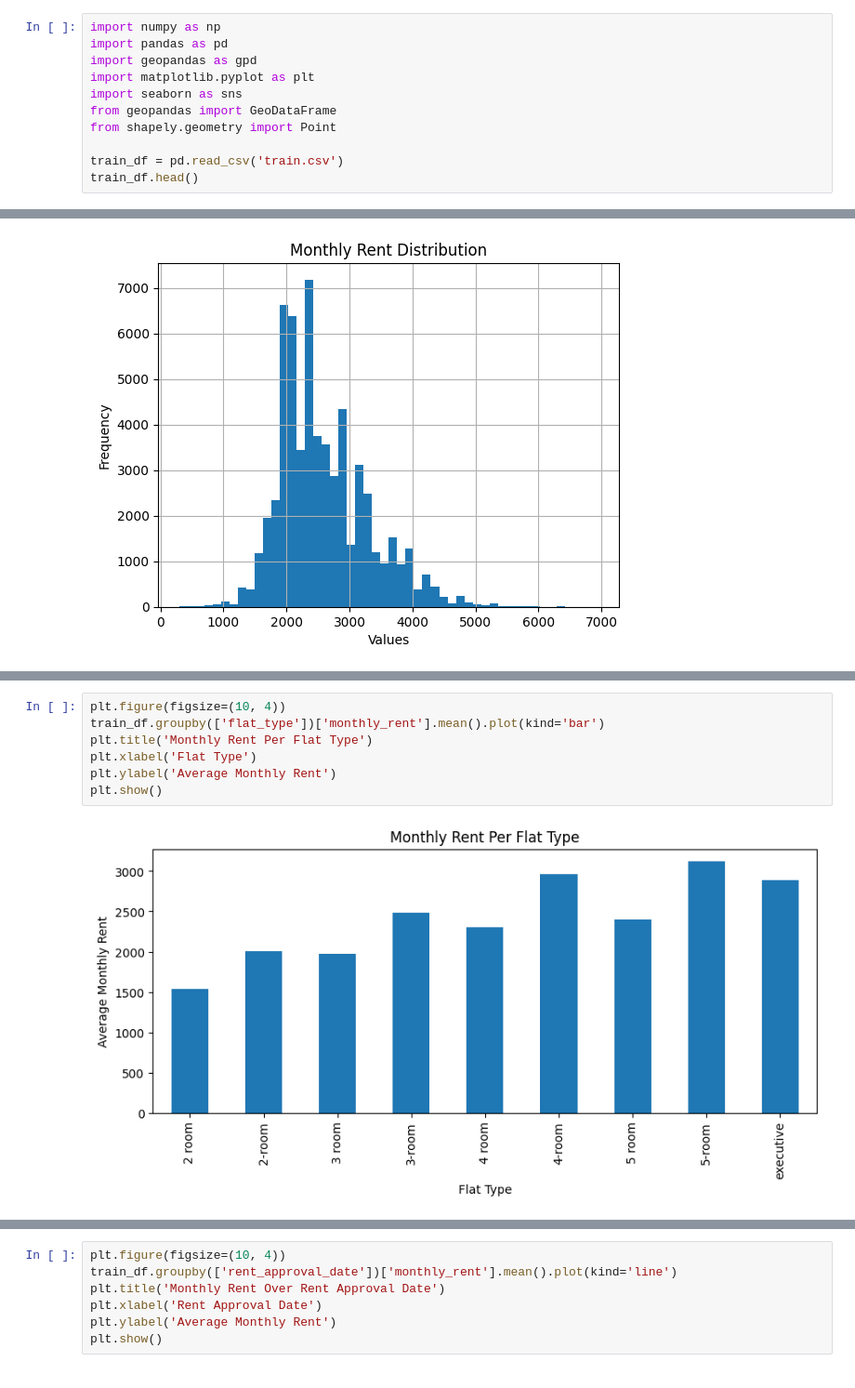
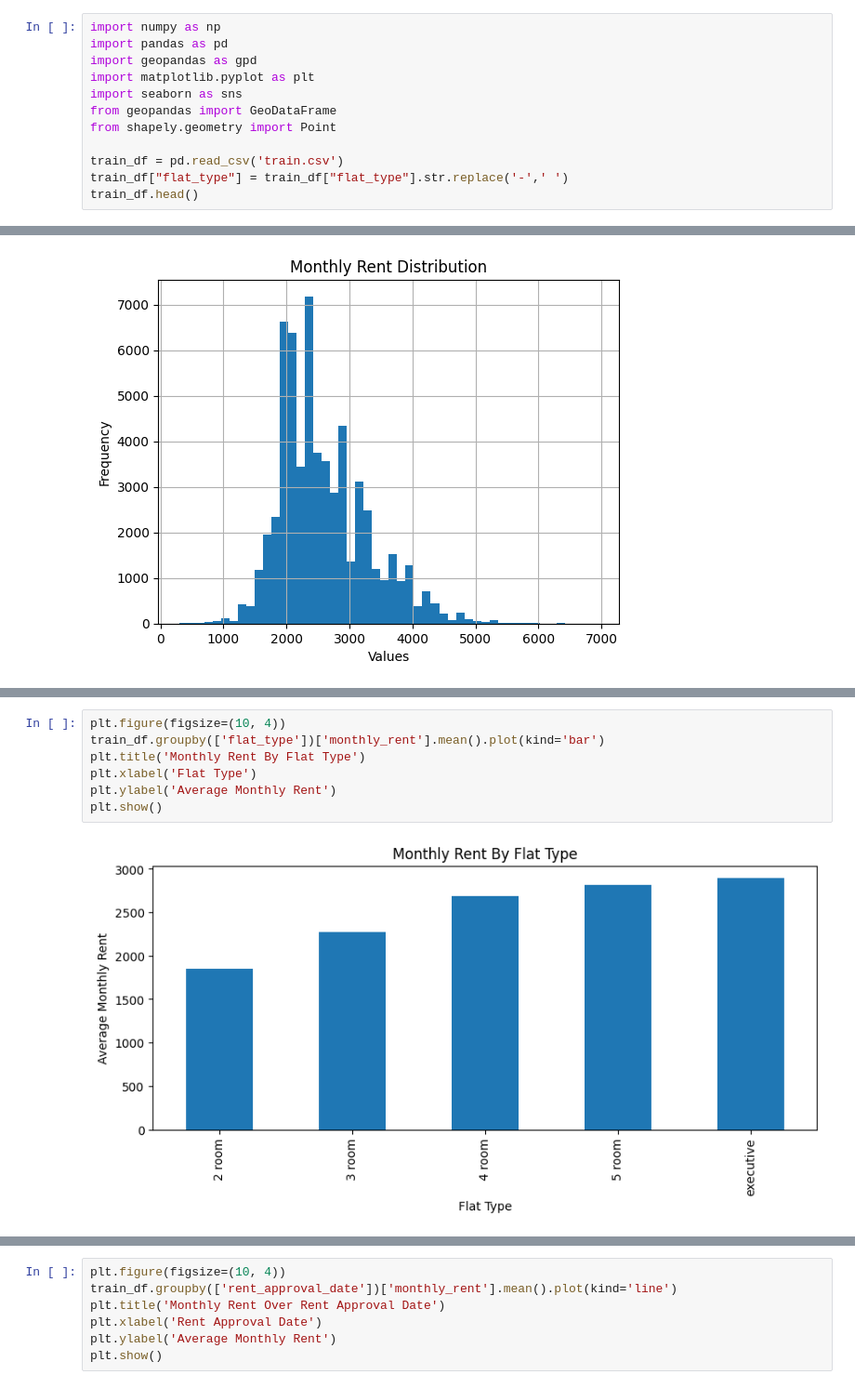
Before and after one commit to nwjbrandon/CS5228_Project, a Jupyter notebook: EDA.ipynb, the cells around one changed output, grey strips where cells are left out. Shown at 93% size. Cells and saved outputs as stored; diff of their text form.

```diff
--- a/EDA.ipynb
+++ b/EDA.ipynb
@@ -8,6 +8,7 @@ from geopandas import GeoDataFrame
 from shapely.geometry import Point
 
 train_df = pd.read_csv('train.csv')
+train_df["flat_type"] = train_df["flat_type"].str.replace('-',' ')
 train_df.head()
 # %% [output]
 |  | rent_approval_date | town | block | street_name | flat_type | flat_model | floor_area_sqm | furnished | ... |
@@ -80,12 +81,12 @@ plt.show()
 # %%
 plt.figure(figsize=(10, 4))
 train_df.groupby(['flat_type'])['monthly_rent'].mean().plot(kind='bar')
-plt.title('Monthly Rent Per Flat Type')
+plt.title('Monthly Rent By Flat Type')
 plt.xlabel('Flat Type')
 plt.ylabel('Average Monthly Rent')
 plt.show()
 # %% [output]
-[figure, old version]
+[figure, new version]
 # %%
 plt.figure(figsize=(10, 4))
 train_df.groupby(['flat_model'])['monthly_rent'].mean().plot(kind='bar')
```
Also changed, not shown: parts of 10 cells of this notebook, 19 other files.
